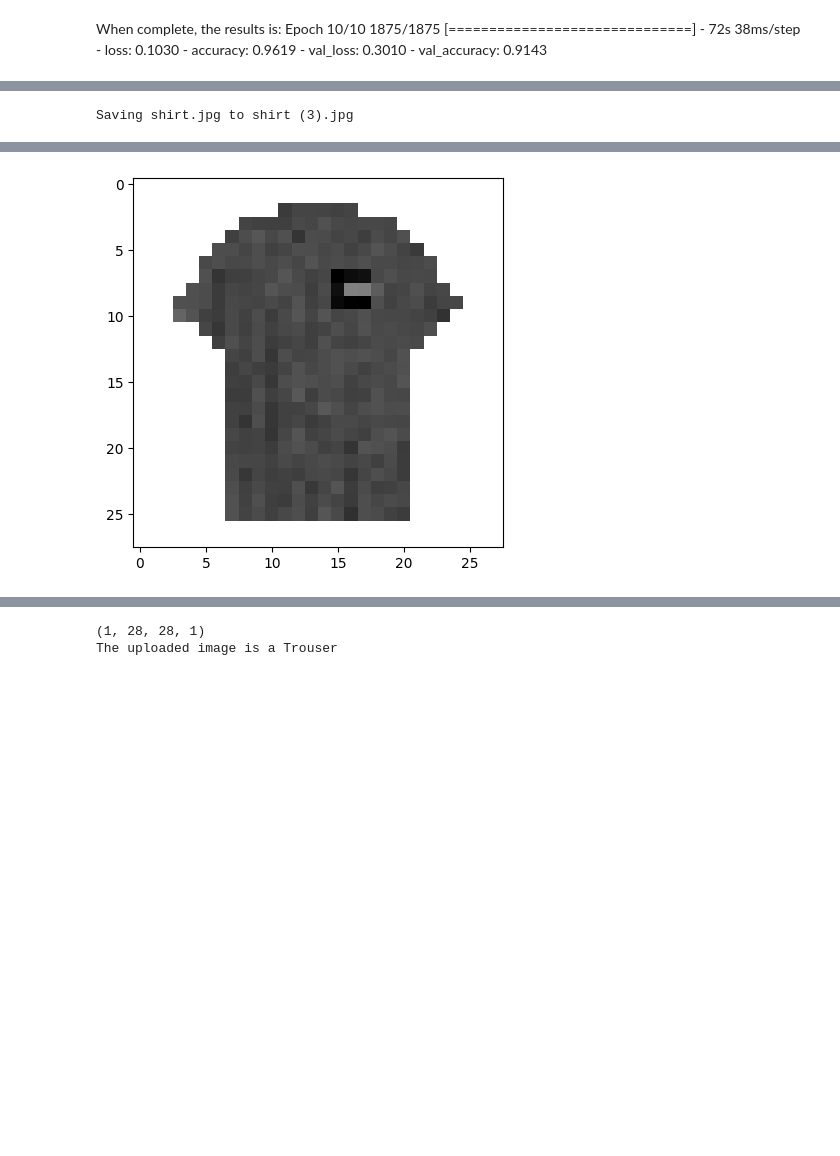
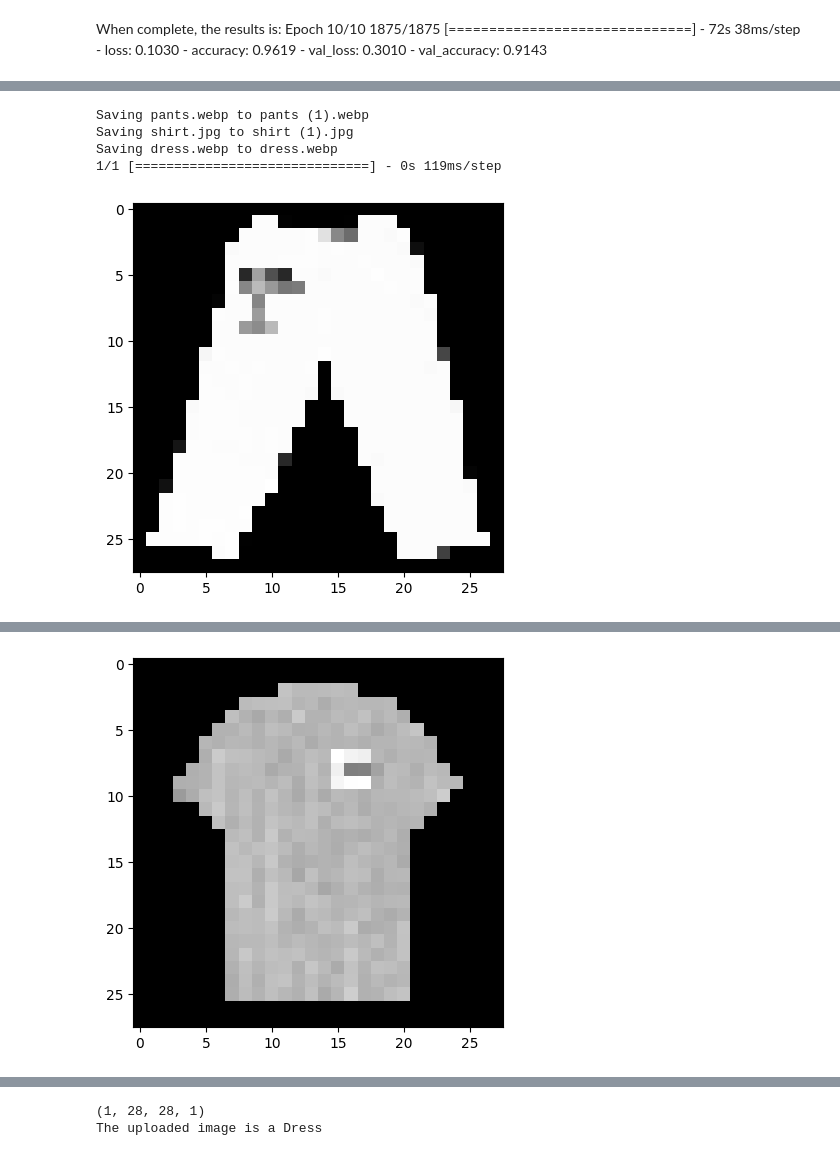
Before and after one commit to chimakat55/ConvolutionalNN, a Jupyter notebook: Multi_class_image_classification_using_Fashion_MNIST.ipynb, the cells around one changed output, grey strips where cells are left out. Saved outputs shown, nothing was run; the diff lists cells and outputs as text; code cells hidden in the pictures; blank space fills up the shorter version.

```diff
--- a/Multi_class_image_classification_using_Fashion_MNIST.ipynb
+++ b/Multi_class_image_classification_using_Fashion_MNIST.ipynb
@@ -121,31 +131,36 @@ model = load_model('myModelName.h5')
 
 # Define class labels
 class_labels = ['T-shirt/top', 'Trouser', 'Pullover', 'Dress', 'Coat',
                 'Sandal', 'Shirt', 'Sneaker', 'Bag', 'Ankle boot']
 
 # Prompt user to upload an image
 uploaded = files.upload()
 
 for fn in uploaded.keys():
 
   # Load and preprocess the image
   path = '/content/' + fn
   img = load_img(path, target_size=(28, 28), color_mode='grayscale')
   x = img_to_array(img)
   x = x.reshape((1,) + x.shape)
   x = x.astype('float32') / 255
+  x = 1 - x
 
   # Make prediction
   prediction = model.predict(x)
   predicted_class = class_labels[np.argmax(prediction)]
 
   # Plot the image
   pyplot.imshow(x[0], cmap='gray')
   pyplot.show()
   print(x.shape)
 
   # Print the predicted class
   print(f'The uploaded image is a {predicted_class}')
 # %% [output]
 [interactive output not drawn]
-Saving shirt.jpg to shirt (3).jpg
+Saving pants.webp to pants (1).webp
+Saving shirt.jpg to shirt (1).jpg
+Saving dress.webp to dress.webp
+1/1 [==============================] - 0s 119ms/step
+[figure, new version]
@@ -152,0 +170 @@ WARNING:tensorflow:5 out of the last 12 calls to <function Model.make_predict_fu
+[figure, added]
@@ -154 +173,0 @@ WARNING:tensorflow:5 out of the last 12 calls to <function Model.make_predict_fu
-[figure, old version]
@@ -155,2 +175,2 @@ WARNING:tensorflow:5 out of the last 12 calls to <function Model.make_predict_fu
 (1, 28, 28, 1)
-The uploaded image is a Trouser
+The uploaded image is a Dress
```
Also changed, not shown: parts of 4 cells of this notebook.
